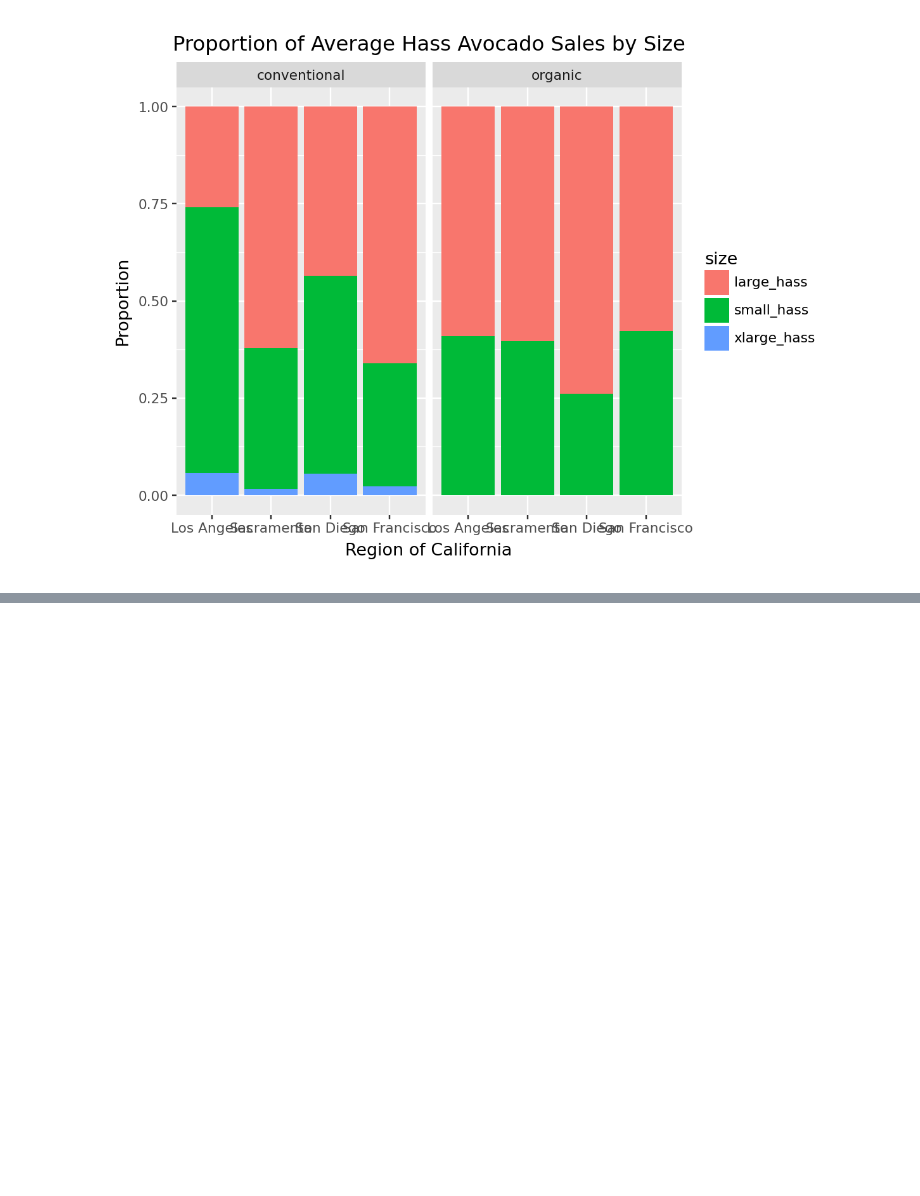
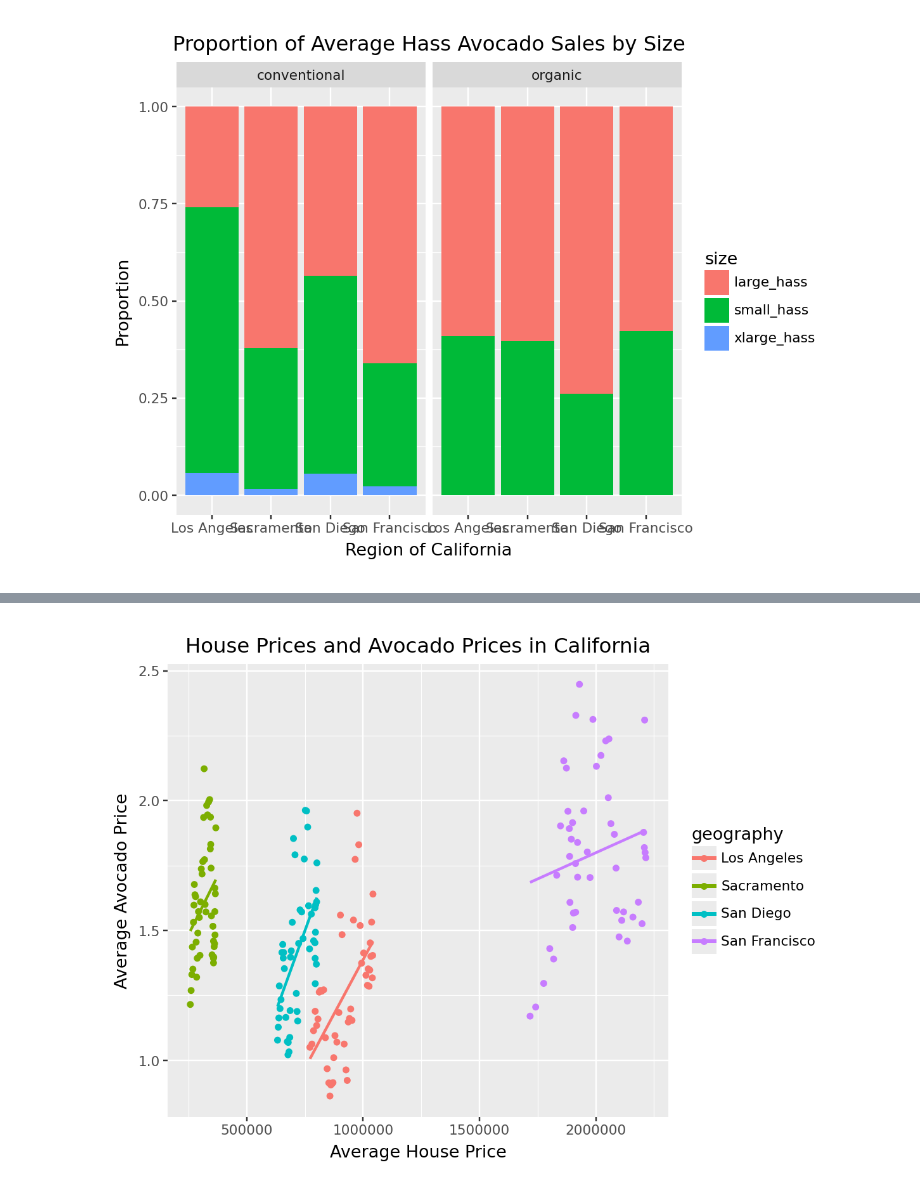
Before and after one commit to maxbegun1/Lab2-Avocado-Sales, a Jupyter notebook: Lab2.ipynb, the cells around one changed output, grey strips where cells are left out. Saved outputs shown, nothing was run; the diff lists cells and outputs as text; code cells hidden in the pictures; blank space fills up the shorter version.

```diff
--- a/Lab2.ipynb
+++ b/Lab2.ipynb
@@ -179,0 +198,10 @@ ggplot(avocado_sizes, aes(x="geography", y="average_sales", fill="size")) + geom
+# %%
+# Keep the four California regions
+california_regions = ["Los Angeles", "San Diego", "Sacramento", "San Francisco"]
+
+housing_ca = housing[
+    (housing["State"] == "CA") &
+    (housing["City"].isin(california_regions))
+]
+
+housing_ca.head()
@@ -179,0 +245,20 @@ ggplot(avocado_sizes, aes(x="geography", y="average_sales", fill="size")) + geom
+# %%
+# Make avocado data monthly and join the data sets
+california_monthly = california.copy()
+
+california_monthly["month"] = california_monthly["date"].dt.to_period("M")
+
+california_monthly = california_monthly.groupby(
+    ["geography", "month"]
+).agg(
+    average_price=("average_price", "mean"),
+    total_volume=("total_volume", "sum")
+).reset_index()
+
+california_joined = california_monthly.merge(
+    housing_long,
+    on=["geography", "month"],
+    how="inner"
+)
+
+california_joined.head()
@@ -179,0 +272,12 @@ ggplot(avocado_sizes, aes(x="geography", y="average_sales", fill="size")) + geom
+# %%
+# Plot house prices and avocado prices
+ggplot(
+    california_joined,
+    aes(x="house_price", y="average_price", color="geography")
+) + geom_point() + geom_smooth(method="lm", se=False) + labs(
+    x="Average House Price",
+    y="Average Avocado Price",
+    title="House Prices and Avocado Prices in California"
+)
+# %% [output]
+[figure, added]
```
Also changed, not shown: parts of 6 cells of this notebook, 1 other file.
